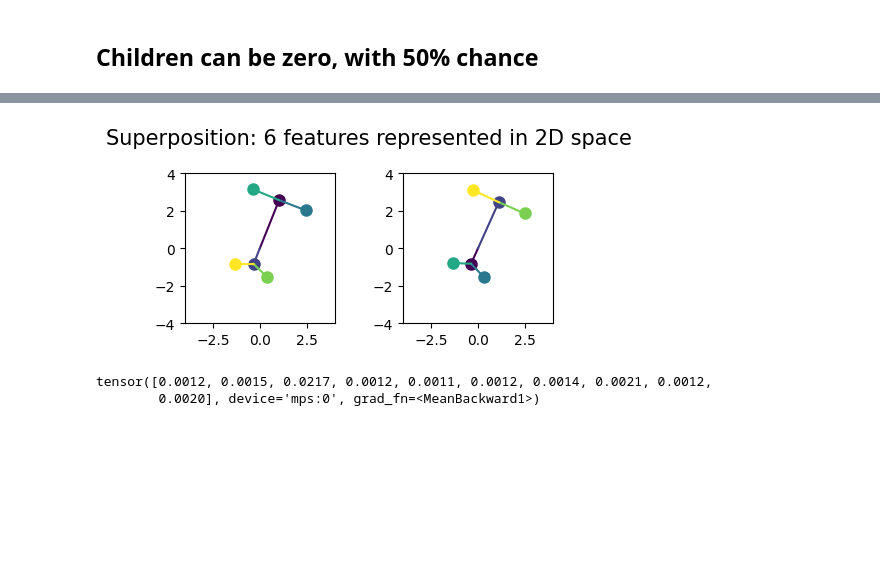
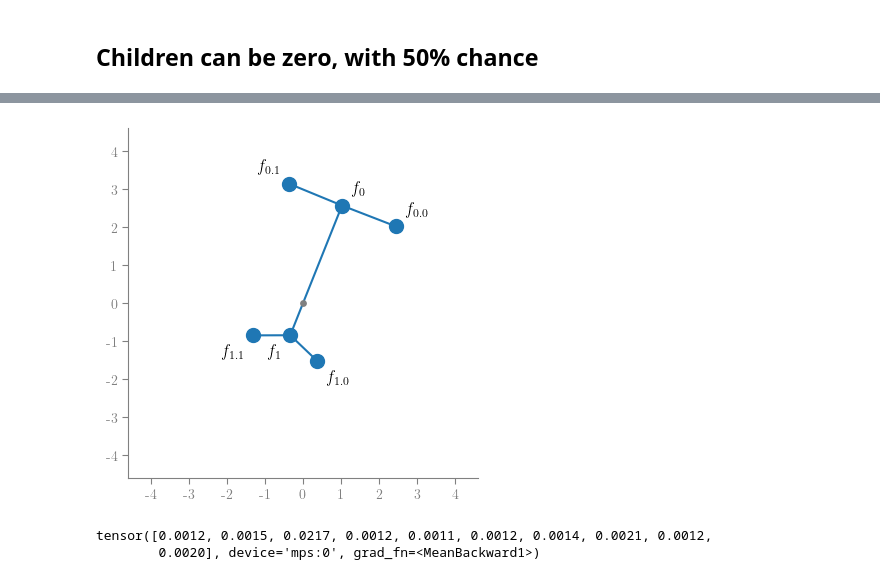
Before and after one commit to dajale423/toy_hierarchy, a Jupyter notebook: notebooks/experiments.ipynb, the cells around one changed output, grey strips where cells are left out. Drawn from its saved outputs; the diff is of its cells as text; code cells hidden in the pictures; blank space fills up the shorter version.

```diff
--- a/notebooks/experiments.ipynb
+++ b/notebooks/experiments.ipynb
@@ -443,13 +452,13 @@ plot_features_in_2d_hierarchy(
 # %%
-plot_features_in_2d_hierarchy(
-    model.W[:2].detach(),
+plot_features_in_2d_hierarchy_labeled(
+    model.W[0, :].detach(),
     colors = einops.repeat(t.arange((model.cfg.n_features)), 'n_features -> n_instances n_features', n_instances=model.cfg.n_instances) / 5,
-    title = f"Superposition: {cfg.n_features} features represented in 2D space",
+    title = None,
     n_rows = 1,
     absolute_limits=4.0,
 )
 # %% [output]
-[figure, old version]
+[figure, new version]
 # %%
 batch = model.generate_batch(100)
 out = model(batch)
```
Also changed, not shown: parts of 5 cells of this notebook, 3 other files.
